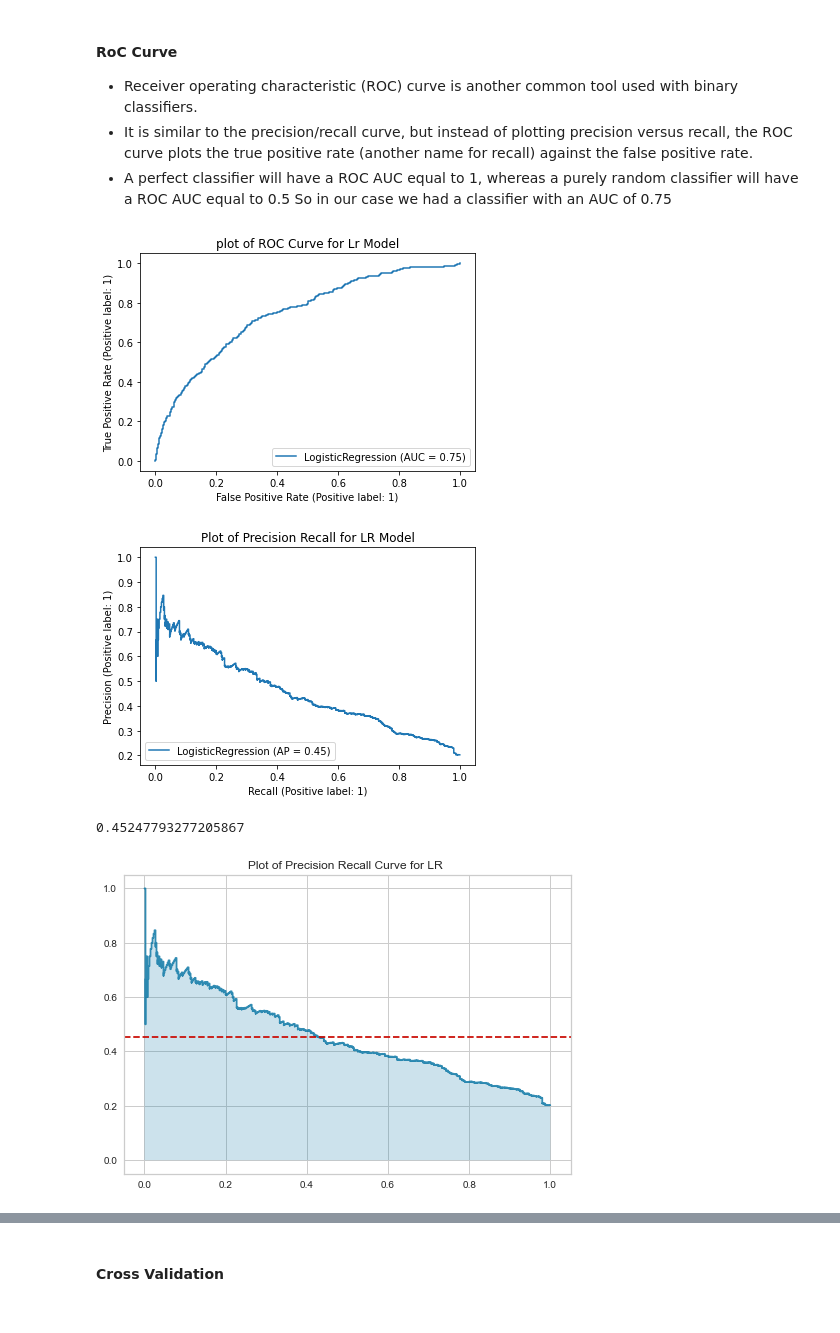
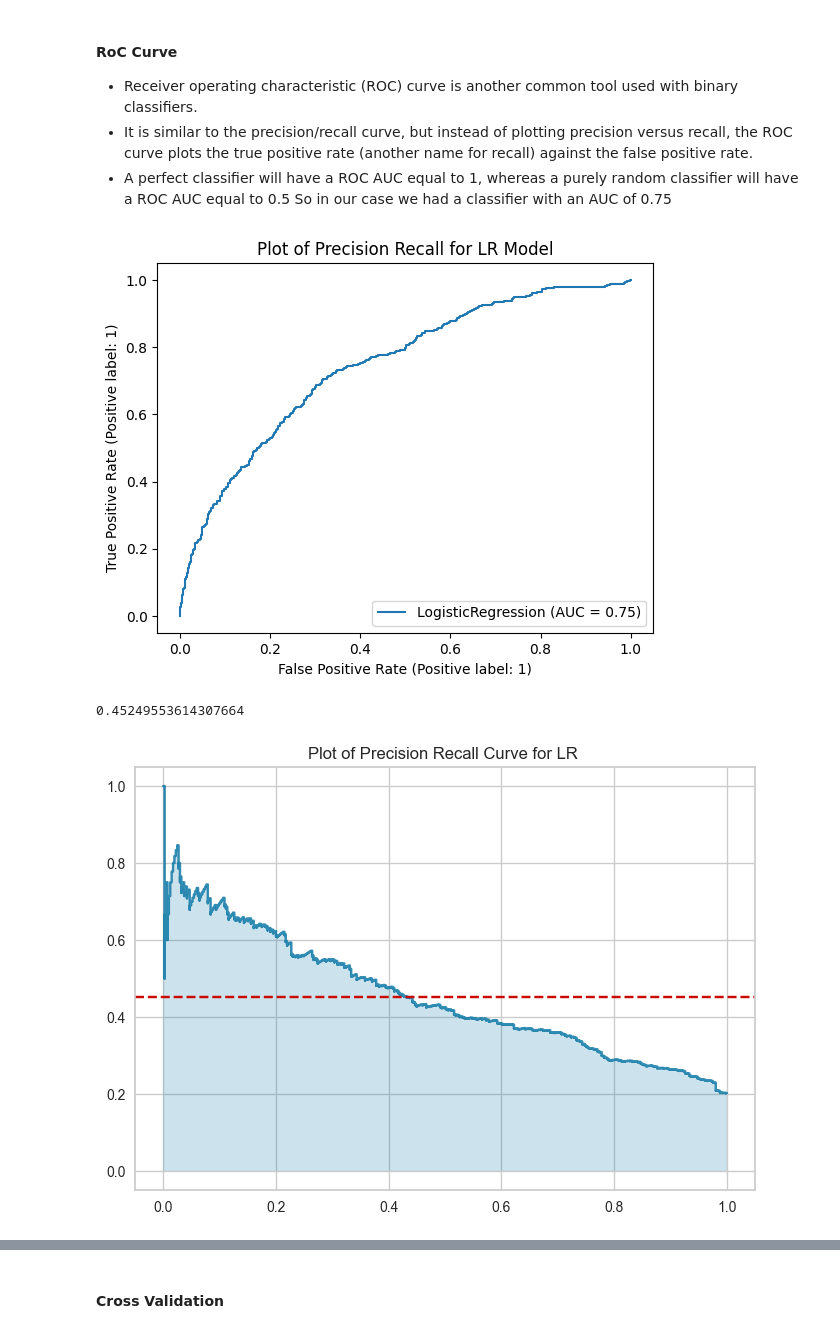
Before and after one commit to ElvisKoech/bank-churn-prediction-app, a Jupyter notebook: models/Customer_Churning_modelling.ipynb, the cells around one changed output, grey strips where cells are left out. Saved outputs shown, nothing was run; the diff lists cells and outputs as text; code cells hidden in the pictures.

```diff
--- a/models/Customer_Churning_modelling.ipynb
+++ b/models/Customer_Churning_modelling.ipynb
@@ -40,7 +40,7 @@ from sklearn.svm import SVC
 from sklearn import metrics
 from sklearn.metrics import accuracy_score, auc, confusion_matrix, roc_auc_score, roc_curve, recall_score
 # %%
-df = pd.read_csv("Churn Modeling.csv")
+df = pd.read_csv("C:\\Users\\elvisoec.koech\\Desktop\Apps\\bank-churn-prediction-app\\data\\bank_data_customer_churn.csv")
 df.head()
 # %% [output]
 |  | RowNumber | CustomerId | Surname | CreditScore | Geography | Gender | Age | Tenure | Balance | ... |
@@ -542,18 +549,11 @@ plot_confusion_matrix(lr_model,X_test,y_test)
 + It is similar to the precision/recall curve, but instead of plotting precision versus recall, the ROC curve plots the true positive rate (another name for recall) against the false positive rate.
 + A perfect classifier will have a ROC AUC equal to 1, whereas a purely random classifier will have a ROC AUC equal to 0.5 So in our case we had a classifier with an AUC of 0.75
 # %%
-#Roc Curve
-plot_roc_curve(lr_model,X_test,y_test)
-plt.title("plot of ROC Curve for Lr Model")
+RocCurveDisplay.from_estimator(lr_model, X_test, y_test)
+plt.title("Plot of Precision Recall for LR Model")
 plt.show()
 # %% [output]
-[figure, old version]
+[figure, new version]
-# %%
-plot_precision_recall_curve(lr_model, X_test, y_test)
-plt.title("Plot of Precision Recall for LR Model")
-plt.show()
-# %% [output]
-[figure, removed]
 # %%
 # Method 3
 from yellowbrick.classifier import PrecisionRecallCurve,ROCAUC
@@ -564,8 +564,8 @@ plt.title("Plot of Precision Recall Curve for LR ")
 viz.fit(X_train, y_train)
 viz.score(X_test, y_test)
 # %% [output]
-0.45247793277205867
+0.45249553614307664
-[figure, old version]
+[figure, new version]
 # %%
 viz = ROCAUC(LogisticRegression())
 plt.title("Plot of ROC Area under the curve for LR")
```
Also changed, not shown: parts of 33 cells of this notebook, 10 other files.
